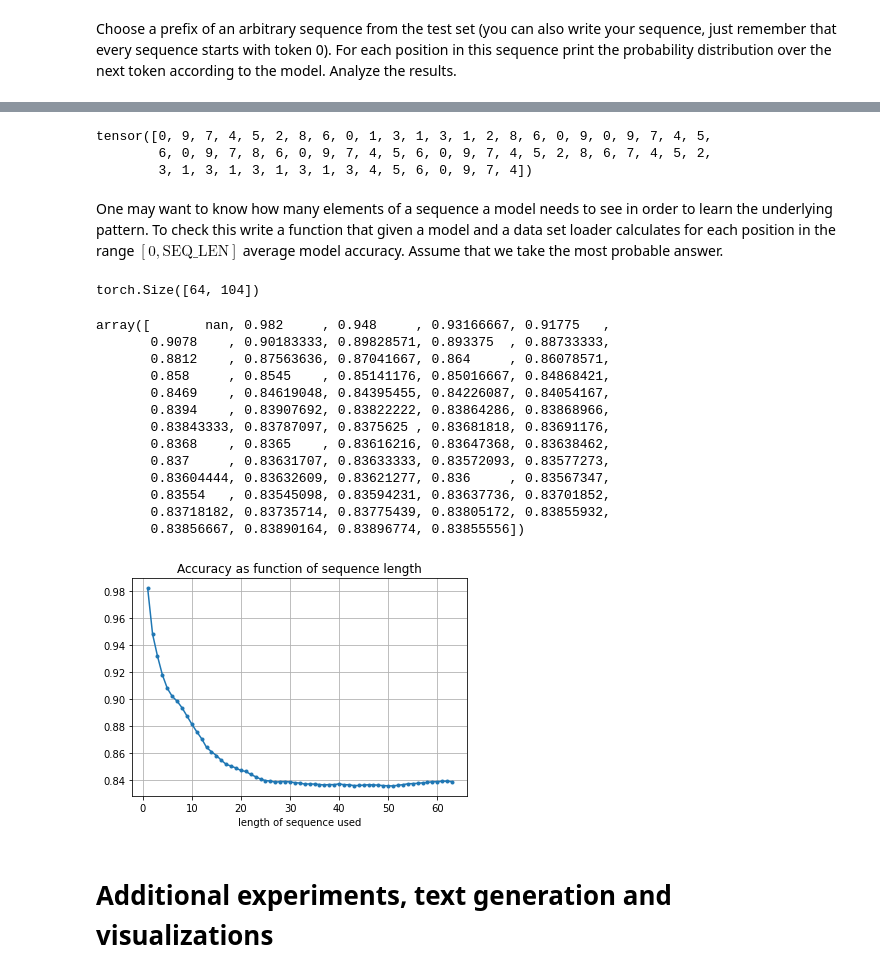
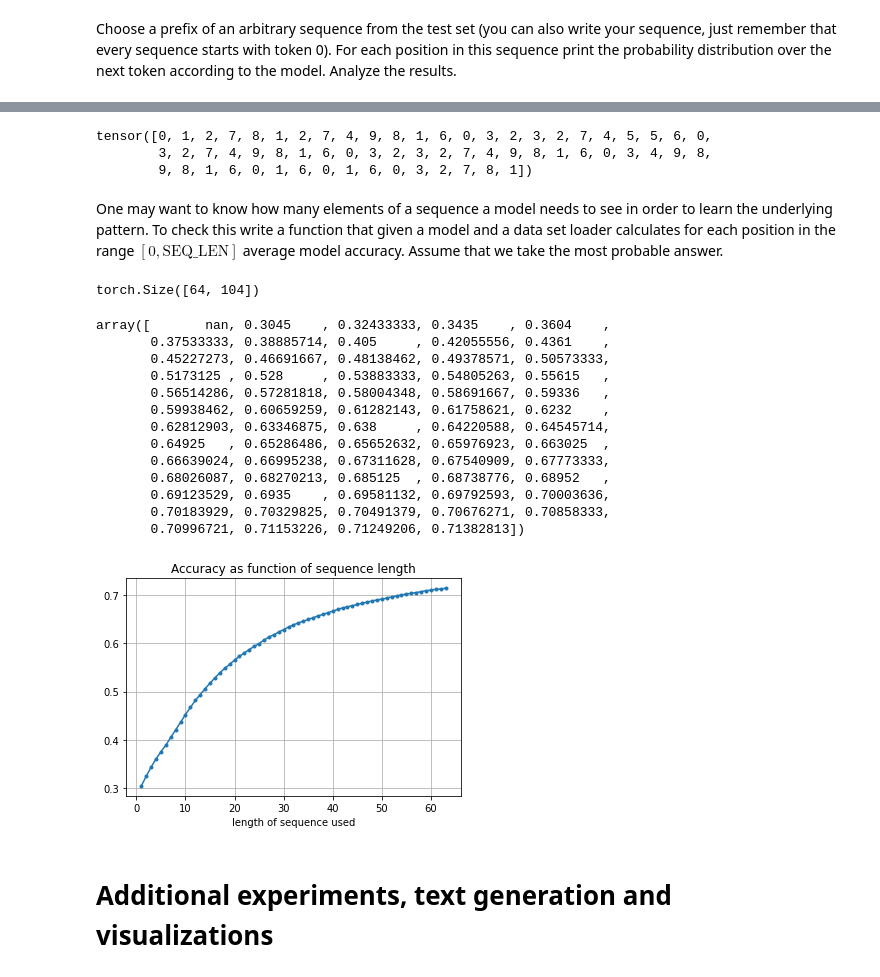
Before and after one commit to Wesenheit/DNN-Projects, a Jupyter notebook: P3_transformers/hw3_transformer_student.ipynb, the cells around one changed output, grey strips where cells are left out. Cells and saved outputs as stored; diff of their text form; code cells hidden in the pictures.

```diff
--- a/P3_transformers/hw3_transformer_student.ipynb
+++ b/P3_transformers/hw3_transformer_student.ipynb
@@ -503,13 +498,14 @@ class Decoder(torch.nn.Module):
         return torch.distributions.Categorical(logits=x), new_cache
     @torch.no_grad()
     def generate(self,x,seq_len,offset=0,sample=False):
+        model.eval()
         new_x=[x,]
         x=torch.tensor([x,]).reshape(1,1).to(DEVICE)
         cache=self.get_empty_cache(x.shape[1])
         while len(new_x)<seq_len:
             x=self.embedding(x)
             if self.POSITIONAL:
-                x = x + get_positional_encoding(x.shape[0]+offset, self.d_model)[offset:, None, :]
+                x = x + get_positional_encoding(seq_len, self.d_model)[len(new_x)-1, None, :]
             new_cache = []
             for l, c in zip(self.dec_layers, cache):
                 x, nc = l.predict(x, c)
@@ -522,6 +518,30 @@ class Decoder(torch.nn.Module):
             new_x.append(x.item())
             cache=new_cache
         return new_x
+
+    @torch.no_grad()
+    def generate_inefficient(self,x,seq_len,offset=0,sample=False):
+        model.eval()
+        new_x=[x,]
+        pref=torch.tensor([x,]).reshape(1,1).to(DEVICE)
+        cache=self.get_empty_cache(pref.shape[1])
+        while len(new_x)<seq_len:
+            x=self.embedding(pref)
+            if self.POSITIONAL:
+                x = x + get_positional_encoding(seq_len, self.d_model)[:x.shape[0], None, :]
+            new_cache = []
+            for l, c in zip(self.dec_layers, cache):
+                x, nc = l(x, c)
+                new_cache.append(nc)
+            x = self.output_layer(x)
+            if sample:
+                pred=torch.distributions.Categorical(logits=x).sample()
+            else:
+                pred=torch.argmax(x,dim=-1)
+            pref=torch.cat((pref,pred[-1].reshape(1,1)),dim=0)
+            new_x.append(pred[-1].item())
+            cache=new_cache
+        return new_x
 # %% [markdown]
 ## Training and evaluation
 # %% [markdown]
@@ -716,54 +736,54 @@ item:  4  predictions:  0.00 0.00 0.00 0.00 0.00 1.00 0.00 0.00 0.00 0.00
 # %%
-next(iter(TEST_LOADER))[0][4]
+next(iter(TEST_LOADER))[0][2]
 # %% [output]
-tensor([0, 9, 7, 4, 5, 2, 8, 6, 0, 1, 3, 1, 3, 1, 2, 8, 6, 0, 9, 0, 9, 7, 4, 5,
-        6, 0, 9, 7, 8, 6, 0, 9, 7, 4, 5, 6, 0, 9, 7, 4, 5, 2, 8, 6, 7, 4, 5, 2,
-        3, 1, 3, 1, 3, 1, 3, 1, 3, 4, 5, 6, 0, 9, 7, 4])
+tensor([0, 1, 2, 7, 8, 1, 2, 7, 4, 9, 8, 1, 6, 0, 3, 2, 3, 2, 7, 4, 5, 5, 6, 0,
+        3, 2, 7, 4, 9, 8, 1, 6, 0, 3, 2, 3, 2, 7, 4, 9, 8, 1, 6, 0, 3, 4, 9, 8,
+        9, 8, 1, 6, 0, 1, 6, 0, 1, 6, 0, 3, 2, 7, 8, 1])
 # %% [markdown]
 One may want to know how many elements of a sequence a model needs to see in order to learn the underlying pattern.
 To check this write a function that given a model and a data set loader calculates for each position in the range $[0,\text{SEQ_LEN}]$ average model accuracy. Assume that we take the most probable answer.
 # %%
 def eval_part(model, test_loader,plot=True):
     model.eval()
     ti = iter(test_loader)
 
     acc=np.zeros(SEQ_LEN)
     acc_bottom=np.zeros(SEQ_LEN)
     for td in ti:
         x, y = td
         x = x.to(DEVICE).swapdims(0, 1)
         y = y.to(DEVICE).swapdims(0, 1)
         dist, cache = model(x, model.get_empty_cache(x.shape[1]))
 
         model_ans = take_most_probable(dist)
         assert model_ans.shape == y.shape
         for i in range(1,SEQ_LEN):
-            acc[i] += (model_ans[:i,:] == y[:i,:]).sum().cpu().item()
-            acc_bottom[i] += np.prod(y[:i,:].shape)
+            acc[i] += (model_ans[:i+1,:] == y[:i+1,:]).sum().cpu().item()
+            acc_bottom[i] += np.prod(y[:i+1,:].shape)
     print(y.shape)
     if plot:
         plt.plot(acc/acc_bottom,marker=".")
         plt.title("Accuracy as function of sequence length")
         plt.xlabel("length of sequence used")
         plt.grid()
     return acc/acc_bottom
 eval_part(model,TEST_LOADER)
 # %% [output]
 torch.Size([64, 104])
-array([       nan, 0.982     , 0.948     , 0.93166667, 0.91775   ,
-       0.9078    , 0.90183333, 0.89828571, 0.893375  , 0.88733333,
-       0.8812    , 0.87563636, 0.87041667, 0.864     , 0.86078571,
-       0.858     , 0.8545    , 0.85141176, 0.85016667, 0.84868421,
-       0.8469    , 0.84619048, 0.84395455, 0.84226087, 0.84054167,
-       0.8394    , 0.83907692, 0.83822222, 0.83864286, 0.83868966,
-       0.83843333, 0.83787097, 0.8375625 , 0.83681818, 0.83691176,
-       0.8368    , 0.8365    , 0.83616216, 0.83647368, 0.83638462,
-       0.837     , 0.83631707, 0.83633333, 0.83572093, 0.83577273,
-       0.83604444, 0.83632609, 0.83621277, 0.836     , 0.83567347,
-       0.83554   , 0.83545098, 0.83594231, 0.83637736, 0.83701852,
-       0.83718182, 0.83735714, 0.83775439, 0.83805172, 0.83855932,
-       0.83856667, 0.83890164, 0.83896774, 0.83855556])
+array([       nan, 0.3045    , 0.32433333, 0.3435    , 0.3604    ,
+       0.37533333, 0.38885714, 0.405     , 0.42055556, 0.4361    ,
+       0.45227273, 0.46691667, 0.48138462, 0.49378571, 0.50573333,
+       0.5173125 , 0.528     , 0.53883333, 0.54805263, 0.55615   ,
+       0.56514286, 0.57281818, 0.58004348, 0.58691667, 0.59336   ,
+       0.59938462, 0.60659259, 0.61282143, 0.61758621, 0.6232    ,
+       0.62812903, 0.63346875, 0.638     , 0.64220588, 0.64545714,
+       0.64925   , 0.65286486, 0.65652632, 0.65976923, 0.663025  ,
+       0.66639024, 0.66995238, 0.67311628, 0.67540909, 0.67773333,
+       0.68026087, 0.68270213, 0.685125  , 0.68738776, 0.68952   ,
+       0.69123529, 0.6935    , 0.69581132, 0.69792593, 0.70003636,
+       0.70183929, 0.70329825, 0.70491379, 0.70676271, 0.70858333,
+       0.70996721, 0.71153226, 0.71249206, 0.71382813])
-[figure, old version]
+[figure, new version]
 # %% [markdown]
 # Additional experiments, text generation and visualizations
 # %% [markdown]
```
Also changed, not shown: parts of 15 cells of this notebook.
